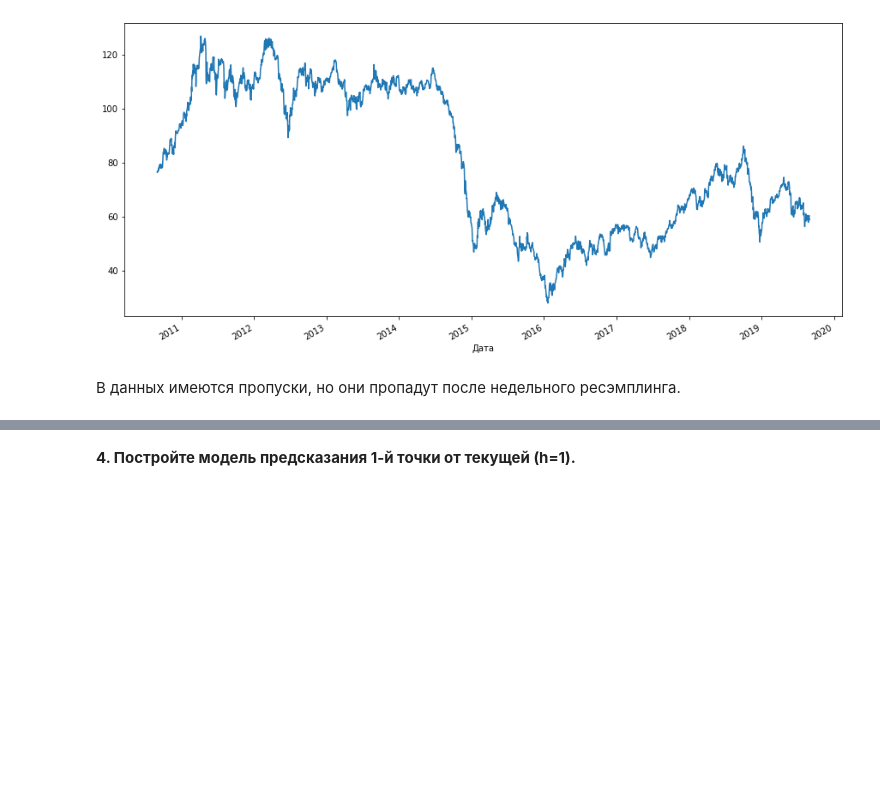
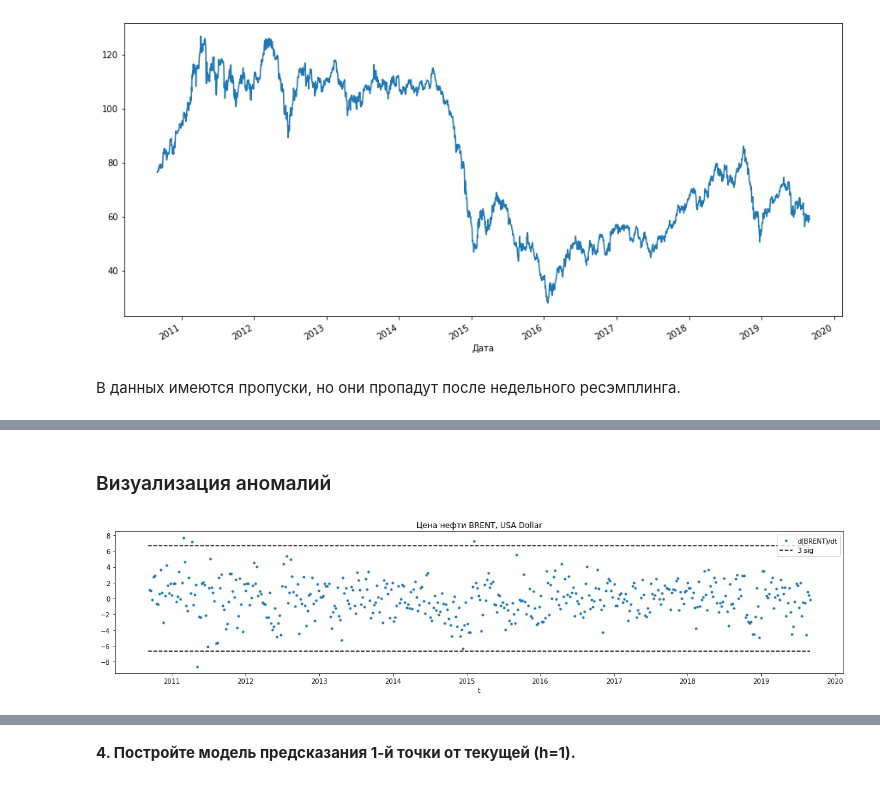
Before and after one commit to dimireme/gb_ml_at_bisines, a Jupyter notebook: lesson_5.ipynb, the cells around one changed output, grey strips where cells are left out. Saved outputs shown, nothing was run; the diff lists cells and outputs as text; code cells hidden in the pictures; blank space fills up the shorter version.

```diff
--- a/lesson_5.ipynb
+++ b/lesson_5.ipynb
@@ -140,0 +217,3 @@ data_week['diff1'] = data_week['Значение'].diff(1)
+# %%
+data_week.drop(['dayofweek', 'dayofyear'], axis=1, inplace=True)
+data_week.head()
@@ -140,0 +245,29 @@ data_week['diff1'] = data_week['Значение'].diff(1)
+# %%
+# добавим историю за 5 недель для значений и первых разностей цены нефти и курсов валют
+p = 5
+
+# значение цены нефти
+for i in range(p):
+    offset = i + 1
+    data_week[f't_{offset}'] = 0
+    data_week[f't_{offset}'][offset:] = data_week['Значение'][:-offset]
+
+
+for i in range(p):
+    offset = i + 1
+    data_week[f'd_{offset}'] = 0
+    data_week[f'd_{offset}'][offset:] = data_week['diff1'][:-offset]
+
+# значение курса доллара
+for i in range(p):
+    offset = i + 1
+    data_week[f'usd_t_{offset}'] = 0
+    data_week[f'usd_t_{offset}'][offset:] = data_week['usd'][:-offset]
+
+
+for i in range(p):
+    offset = i + 1
+    data_week[f'eur_t_{offset}'] = 0
+    data_week[f'eur_t_{offset}'][offset:] = data_week['eur'][:-offset]
+
+data_week.head(10)
@@ -140,0 +288,16 @@ data_week['diff1'] = data_week['Значение'].diff(1)
+# %% [markdown]
+### Визуализация аномалий
+# %%
+s_brent = np.std(data_week['diff1']) * 3
+
+plt.figure(figsize=(20,4))
+
+plt.plot(data_week.index, data_week['diff1'], '.', label='d(BRENT)/dt')
+plt.plot(data_week.iloc[[0,-1]].index, [s_brent, s_brent], '--k', label ='3 sig')
+plt.plot(data_week.iloc[[0,-1]].index, [-s_brent, -s_brent],'--k')
+plt.xlabel('t')
+plt.legend()
+plt.title('Цена нефти BRENT, USA Dollar')
+plt.show()
+# %% [output]
+[figure, added]
```
Also changed, not shown: parts of 76 cells of this notebook, 2 other files.
